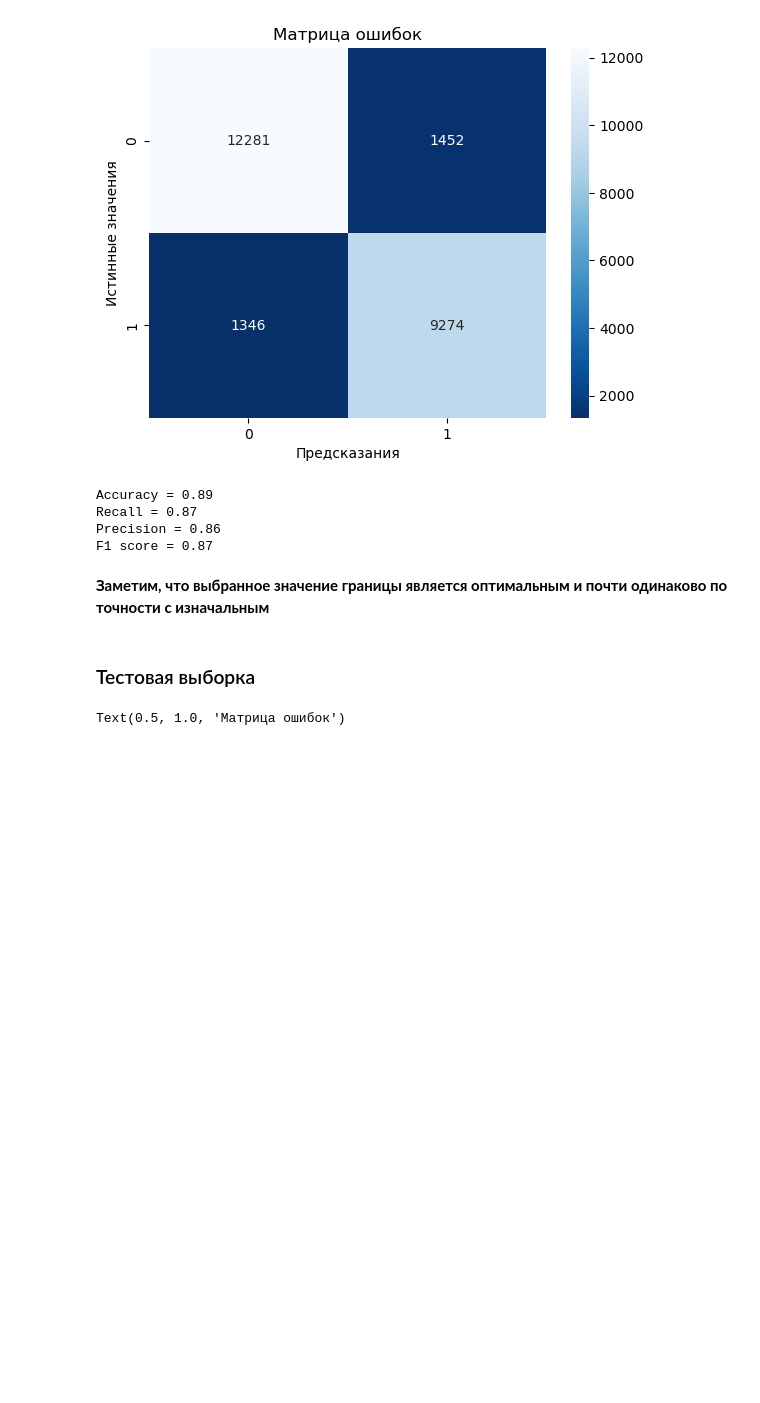
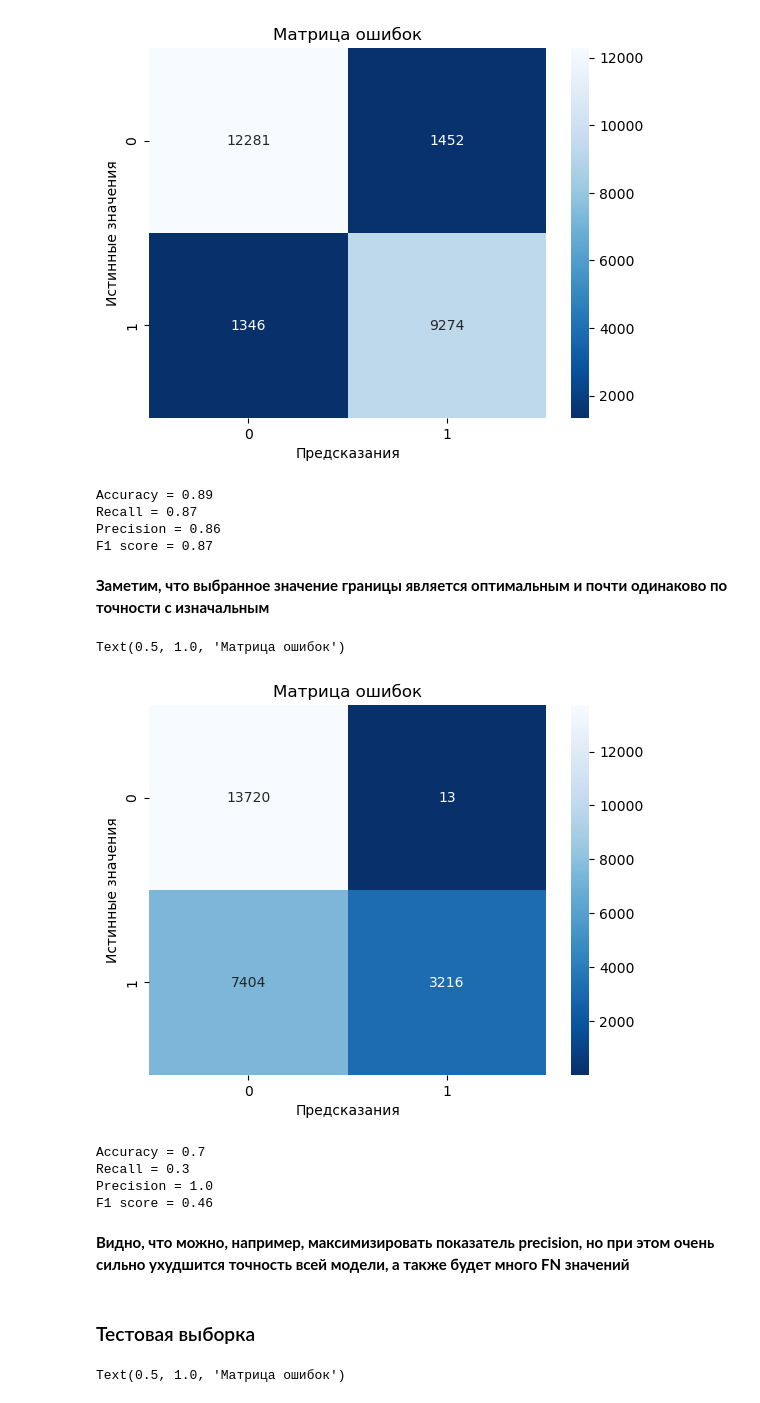
Before and after one commit to Yharnamhunter/Flight-satisfaction-logistic-regression, a Jupyter notebook: Flight_satisfaction.ipynb, the cells around one changed output. Drawn from its saved outputs; the diff is of its cells as text; code cells hidden in the pictures; blank space fills up the shorter version.

```diff
--- a/Flight_satisfaction.ipynb
+++ b/Flight_satisfaction.ipynb
@@ -339,4 +357,6 @@ print("F1:", f1_scores[best_idx])
 F1: 0.8689210778257908
+# %%
+best_thr_pres = 0.97
 # %%
 y_val_pred_2 = (y_val_proba >= best_thr).astype(int)
 # %%
@@ -364,6 +384,33 @@ Precision = 0.86
 F1 score = 0.87
 # %% [markdown]
 **Заметим, что выбранное значение границы является оптимальным и почти одинаково по точности с изначальным**
+# %%
+y_val_pred_3 = (y_val_proba >= best_thr_pres).astype(int)
+# %%
+cm4 = confusion_matrix(y_val, y_val_pred_3)
+sns.heatmap(cm4, annot= True, fmt= 'd', cmap= 'Blues_r')
+plt.ylabel('Истинные значения')
+plt.xlabel('Предсказания')
+plt.title('Матрица ошибок')
+# %% [output]
+Text(0.5, 1.0, 'Матрица ошибок')
+[figure, added]
+# %%
+acc_3 = accuracy_score(y_val, y_val_pred_3)
+precision_3 = precision_score(y_val, y_val_pred_3)
+recall_3 = recall_score(y_val, y_val_pred_3)
+F1_3 = 2 * precision_3 * recall_3 / (precision_3 + recall_3 + 1e-6)
+print('Accuracy =', round(acc_3, 2))
+print('Recall =', round(recall_3, 2))
+print('Precision =', round(precision_3, 2))
+print('F1 score =', round(F1_3, 2))
+# %% [output]
+Accuracy = 0.7
+Recall = 0.3
+Precision = 1.0
+F1 score = 0.46
+# %% [markdown]
+**Видно, что можно, например, максимизировать показатель precision, но при этом очень сильно ухудшится точность всей модели, а также будет много FN значений**
 # %% [markdown]
 ### Тестовая выборка
 # %%
```
Also changed, not shown: parts of 7 cells of this notebook.
